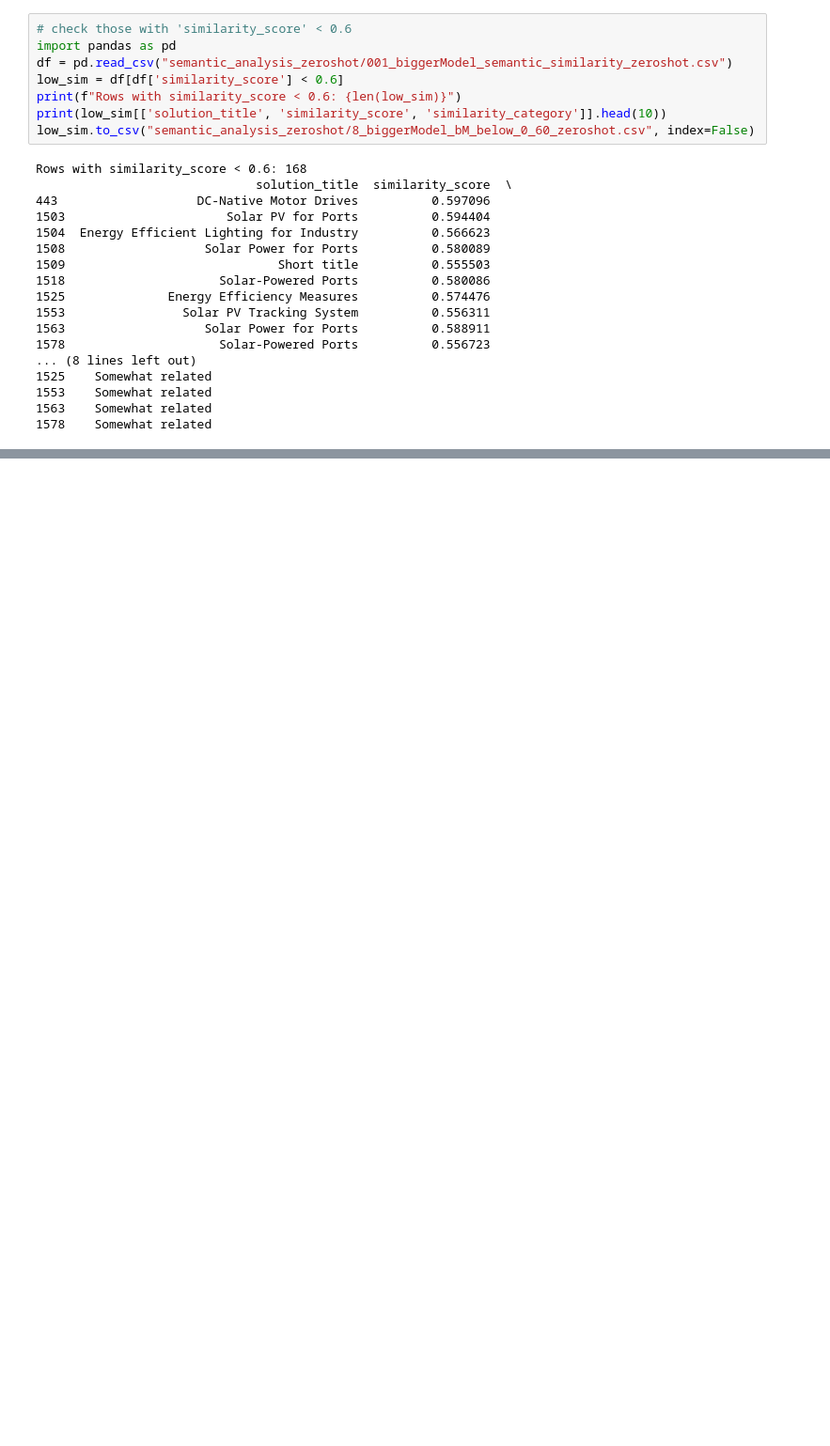
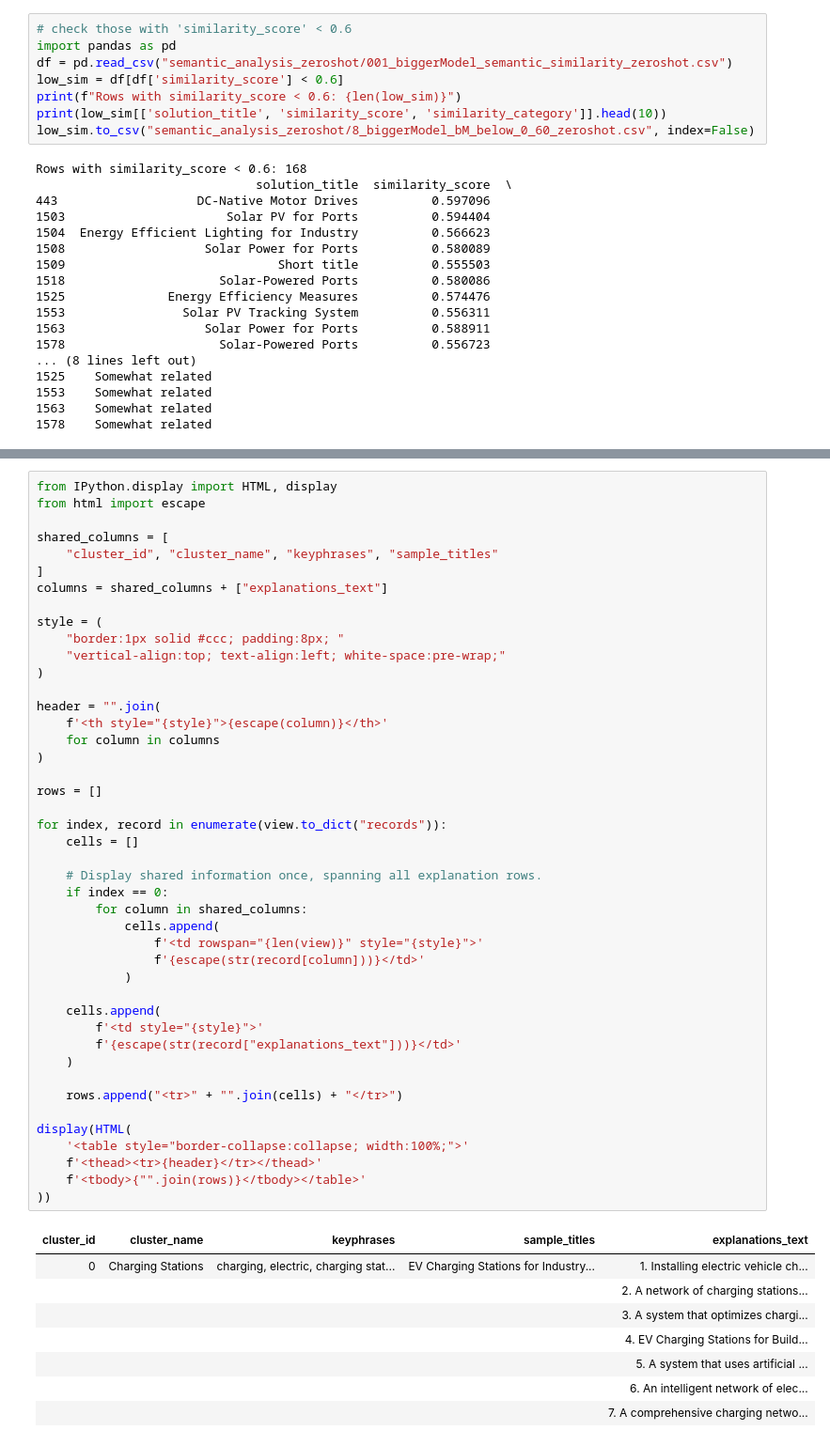
Before and after one commit to ngirwa-hub/EICS-2027, a Jupyter notebook: solProposeZeroshot/solProposeZeroshot.ipynb, the cells around one changed output, grey strips where cells are left out. Shown at 94% size. Cells and saved outputs as stored; diff of their text form; blank space fills up the shorter version.

```diff
--- a/solProposeZeroshot/solProposeZeroshot.ipynb
+++ b/solProposeZeroshot/solProposeZeroshot.ipynb
@@ -1425,0 +1410,53 @@ LaTeX table exported to: /Users/HP/Documents/EICS-2026/solProposeZeroshot/output
+# %%
+from IPython.display import HTML, display
+from html import escape
+
+shared_columns = [
+    "cluster_id", "cluster_name", "keyphrases", "sample_titles"
+]
+columns = shared_columns + ["explanations_text"]
+
+style = (
+    "border:1px solid #ccc; padding:8px; "
+    "vertical-align:top; text-align:left; white-space:pre-wrap;"
+)
+
+header = "".join(
+    f'<th style="{style}">{escape(column)}</th>'
+    for column in columns
+)
+
+rows = []
+
+for index, record in enumerate(view.to_dict("records")):
+    cells = []
+
+    # Display shared information once, spanning all explanation rows.
+    if index == 0:
+        for column in shared_columns:
+            cells.append(
+                f'<td rowspan="{len(view)}" style="{style}">'
+                f'{escape(str(record[column]))}</td>'
+            )
+
+    cells.append(
+        f'<td style="{style}">'
+        f'{escape(str(record["explanations_text"]))}</td>'
+    )
+
+    rows.append("<tr>" + "".join(cells) + "</tr>")
+
+display(HTML(
+    '<table style="border-collapse:collapse; width:100%;">'
+    f'<thead><tr>{header}</tr></thead>'
+    f'<tbody>{"".join(rows)}</tbody></table>'
+))
+# %% [output]
+| cluster_id | cluster_name | keyphrases | sample_titles | explanations_text |
+| 0 | Charging Stations | charging, electric, charging stat... | EV Charging Stations for Industry... | 1. Installing electric vehicle ch... |
+|  |  |  |  | 2. A network of charging stations... |
+|  |  |  |  | 3. A system that optimizes chargi... |
+|  |  |  |  | 4. EV Charging Stations for Build... |
+|  |  |  |  | 5. A system that uses artificial ... |
+|  |  |  |  | 6. An intelligent network of elec... |
+|  |  |  |  | 7. A comprehensive charging netwo... |
```
Also changed, not shown: parts of 22 cells of this notebook, 26 other files.
